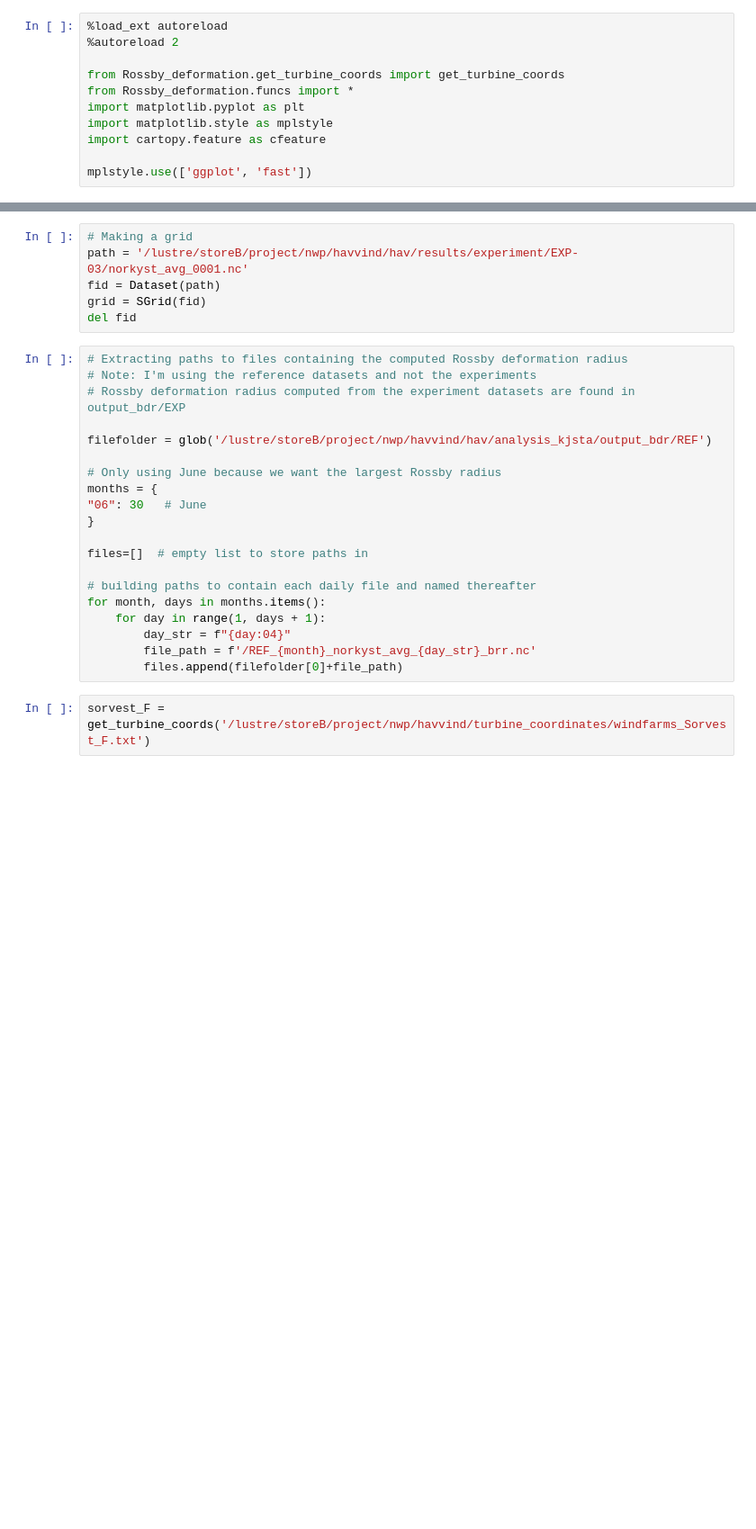
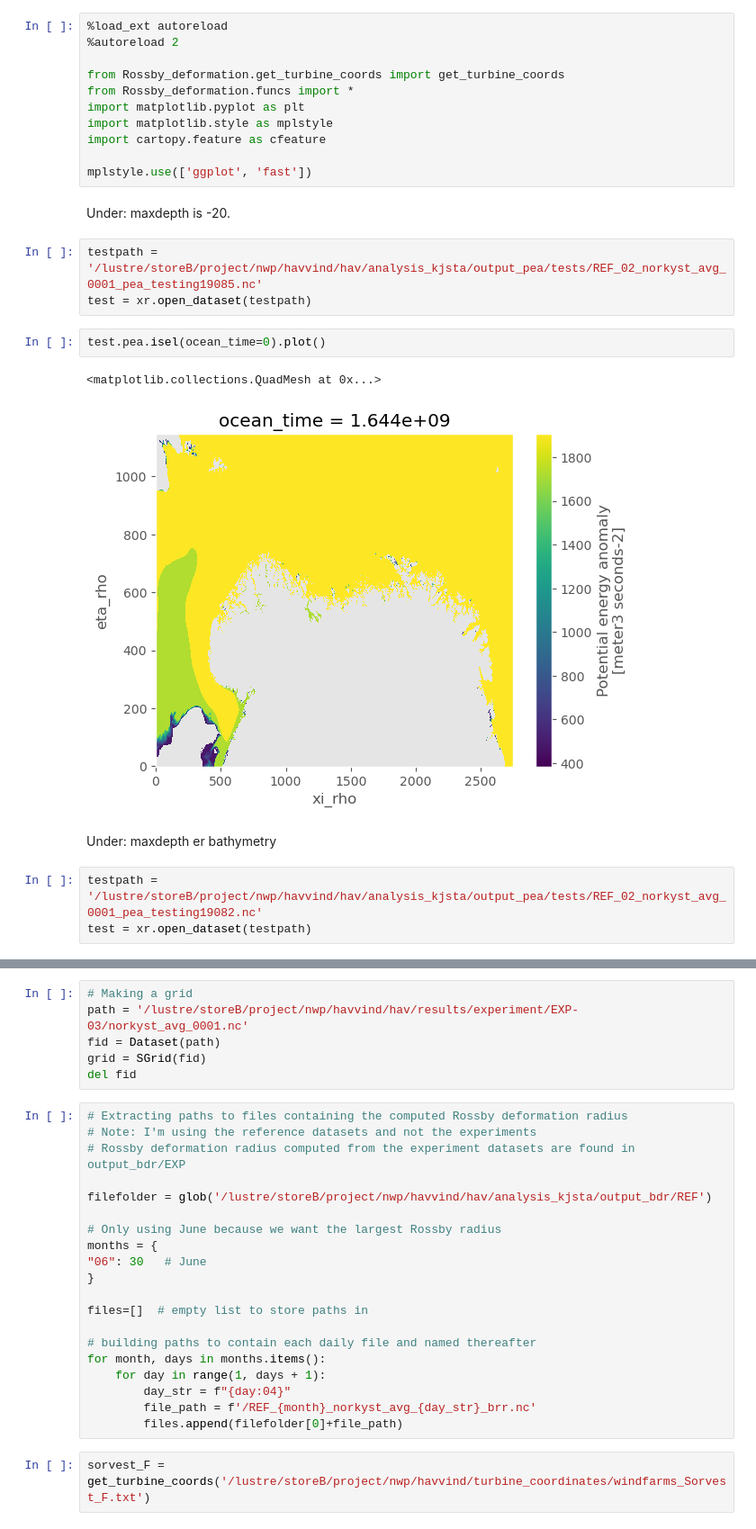
Before and after one commit to kjes4pres/MET_sommer25, a Jupyter notebook: Potential_density_anom/pea.ipynb, the cells around one changed output, grey strips where cells are left out. Shown at 90% size. Cells and saved outputs as stored; diff of their text form; blank space fills up the shorter version.

Commit message:
testing

```diff
--- a/Potential_density_anom/pea.ipynb
+++ b/Potential_density_anom/pea.ipynb
@@ -9,3 +18,18 @@ import matplotlib.style as mplstyle
 import cartopy.feature as cfeature
 
 mplstyle.use(['ggplot', 'fast'])
+# %% [markdown]
+Under: maxdepth is -20.
+# %%
+testpath = '/lustre/storeB/project/nwp/havvind/hav/analysis_kjsta/output_pea/tests/REF_02_norkyst_avg_0001_pea_testing19085.nc'
+test = xr.open_dataset(testpath)
+# %%
+test.pea.isel(ocean_time=0).plot()
+# %% [output]
+<matplotlib.collections.QuadMesh at 0x...>
+[figure, added]
+# %% [markdown]
+Under: maxdepth er bathymetry
+# %%
+testpath = '/lustre/storeB/project/nwp/havvind/hav/analysis_kjsta/output_pea/tests/REF_02_norkyst_avg_0001_pea_testing19082.nc'
+test = xr.open_dataset(testpath)
```
Also changed, not shown: parts of 19 cells of this notebook, 1 other file.
